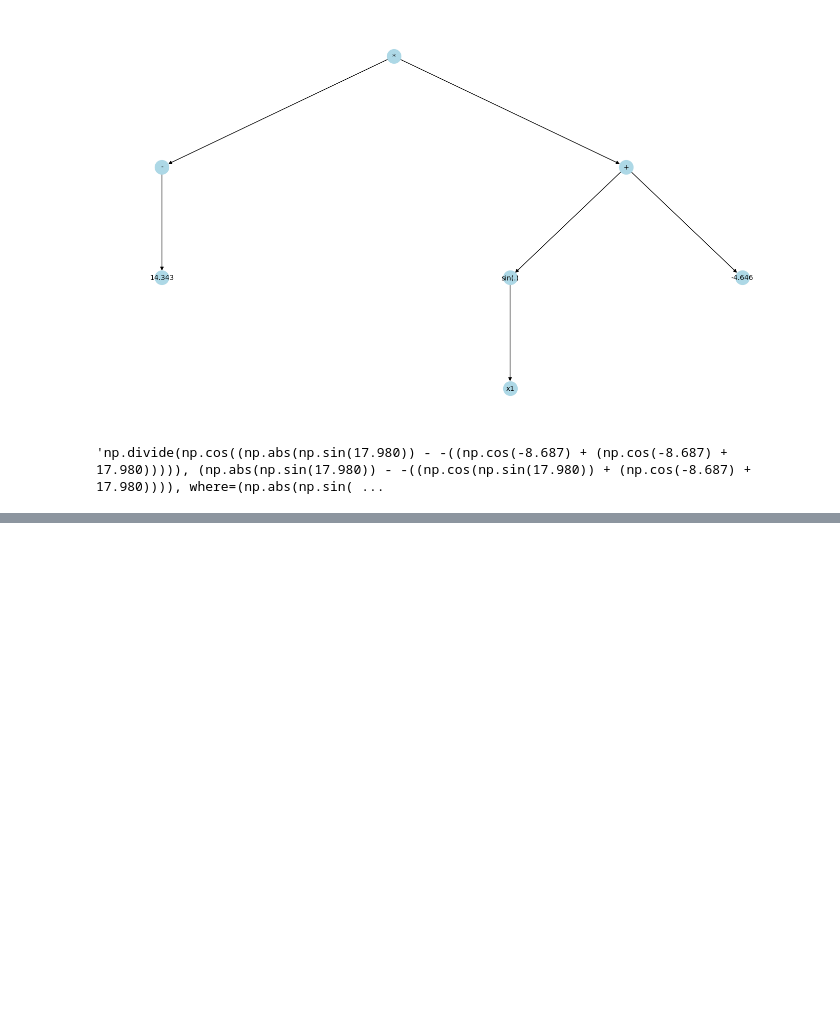
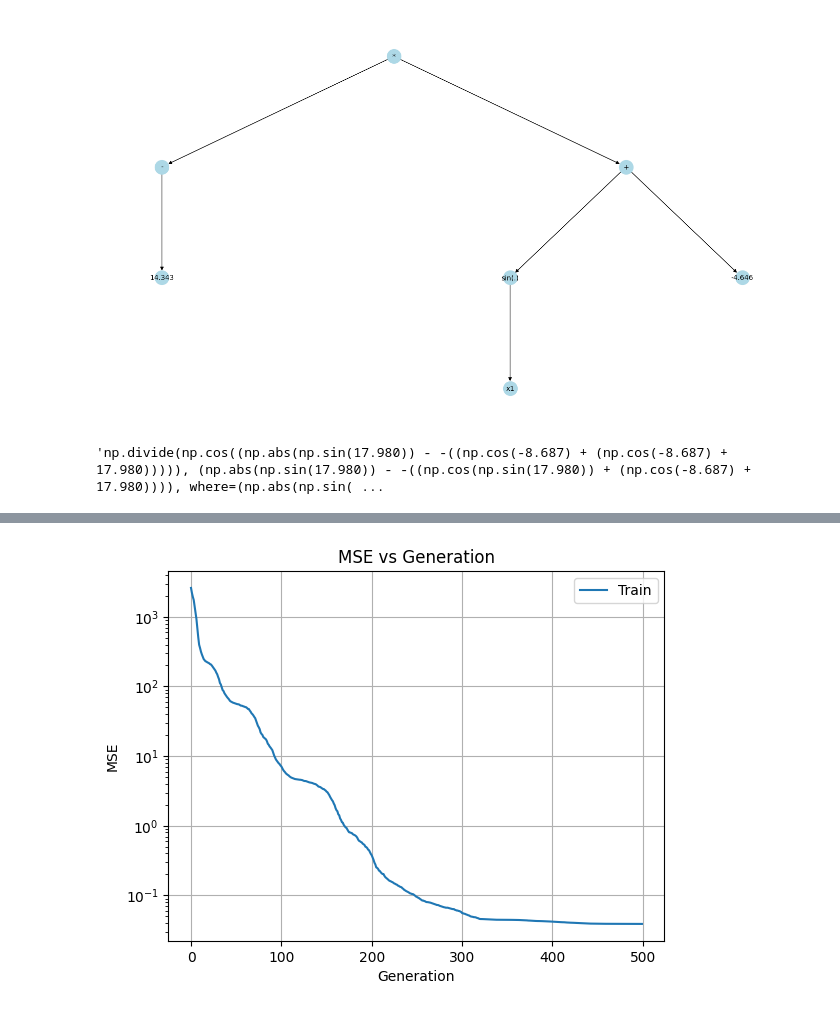
Before and after one commit to MicheleCazzola/project-work, a Jupyter notebook: gp.ipynb, the cells around one changed output, grey strips where cells are left out. Drawn from its saved outputs; the diff is of its cells as text; code cells hidden in the pictures; blank space fills up the shorter version.

```diff
--- a/gp.ipynb
+++ b/gp.ipynb
@@ -841,0 +987,4 @@ Tree.to_math_notation(champion.genome)
+# %%
+plot_mse_gen_log([train_losses], ["Train"])
+# %% [output]
+[figure, added]
```
Also changed, not shown: parts of 25 cells of this notebook, 57 other files.
